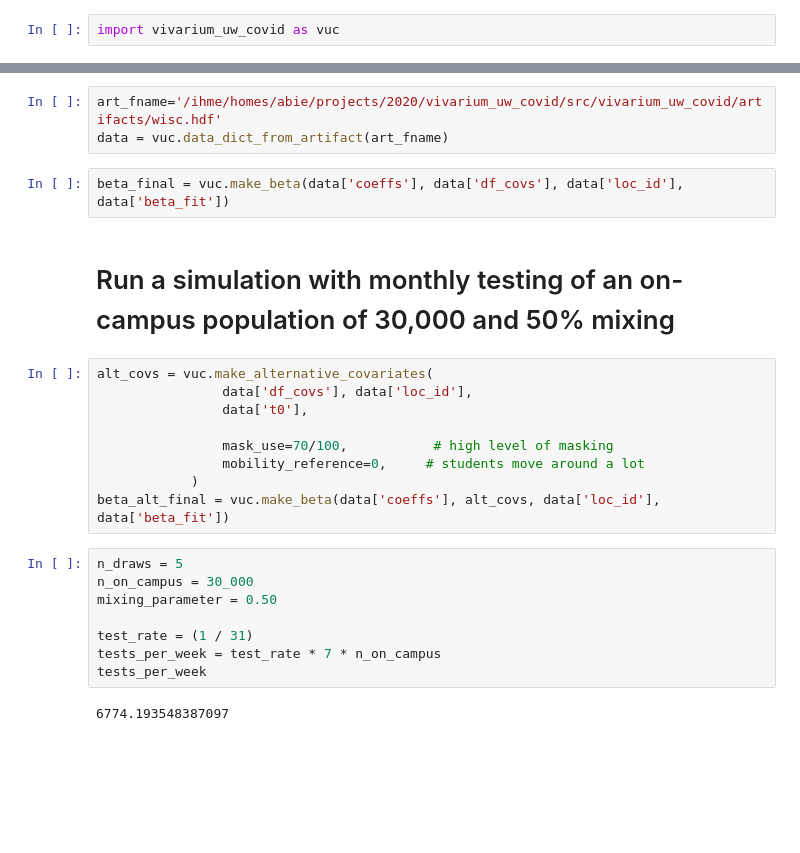
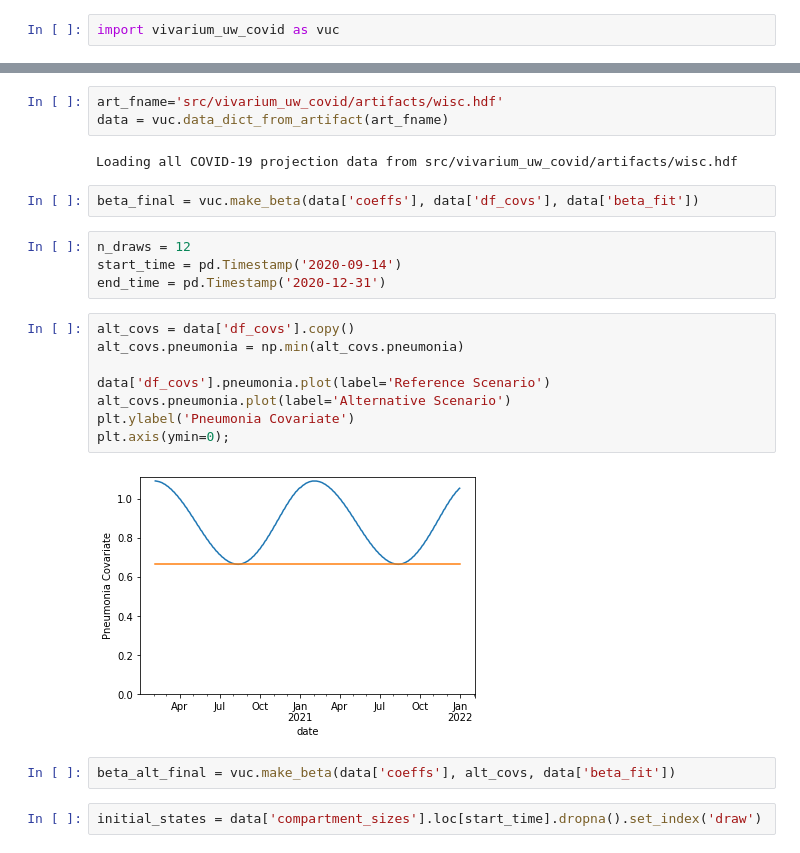
Before and after one commit to ihmeuw/vivarium_uw_covid, a Jupyter notebook: 00_example.ipynb, the cells around one changed output, grey strips where cells are left out. Saved outputs shown, nothing was run; the diff lists cells and outputs as text; blank space fills up the shorter version.

```diff
--- a/00_example.ipynb
+++ b/00_example.ipynb
@@ -16,29 +14,28 @@ Test with Wisconsin, since the UWisc team is interested in using this approach
 # %%
-art_fname='/ihme/homes/abie/projects/2020/vivarium_uw_covid/src/vivarium_uw_covid/artifacts/wisc.hdf'
+art_fname='src/vivarium_uw_covid/artifacts/wisc.hdf'
 data = vuc.data_dict_from_artifact(art_fname)
+# %% [output]
+Loading all COVID-19 projection data from src/vivarium_uw_covid/artifacts/wisc.hdf
 # %%
-beta_final = vuc.make_beta(data['coeffs'], data['df_covs'], data['loc_id'], data['beta_fit'])
+beta_final = vuc.make_beta(data['coeffs'], data['df_covs'], data['beta_fit'])
-# %% [markdown]
-# Run a simulation with monthly testing of an on-campus population of 30,000 and 50% mixing
-# %%
-alt_covs = vuc.make_alternative_covariates(
-                data['df_covs'], data['loc_id'],
-                data['t0'],
-
-                mask_use=70/100,           # high level of masking
-                mobility_reference=0,     # students move around a lot
-            )
-beta_alt_final = vuc.make_beta(data['coeffs'], alt_covs, data['loc_id'], data['beta_fit'])
-# %%
-n_draws = 5
-n_on_campus = 30_000
-mixing_parameter = 0.50
-
-test_rate = (1 / 31)
-tests_per_week = test_rate * 7 * n_on_campus
-tests_per_week
-# %% [output]
-6774.193548387097
+# %%
+n_draws = 12
+start_time = pd.Timestamp('2020-09-14')
+end_time = pd.Timestamp('2020-12-31')
+# %%
+alt_covs = data['df_covs'].copy()
+alt_covs.pneumonia = np.min(alt_covs.pneumonia)
+
+data['df_covs'].pneumonia.plot(label='Reference Scenario')
+alt_covs.pneumonia.plot(label='Alternative Scenario')
+plt.ylabel('Pneumonia Covariate')
+plt.axis(ymin=0);
+# %% [output]
+[figure, added]
+# %%
+beta_alt_final = vuc.make_beta(data['coeffs'], alt_covs, data['beta_fit'])
+# %%
+initial_states = data['compartment_sizes'].loc[start_time].dropna().set_index('draw')
 # %%
 %%time
 
```
Also changed, not shown: parts of 7 cells of this notebook, 5 other files.
